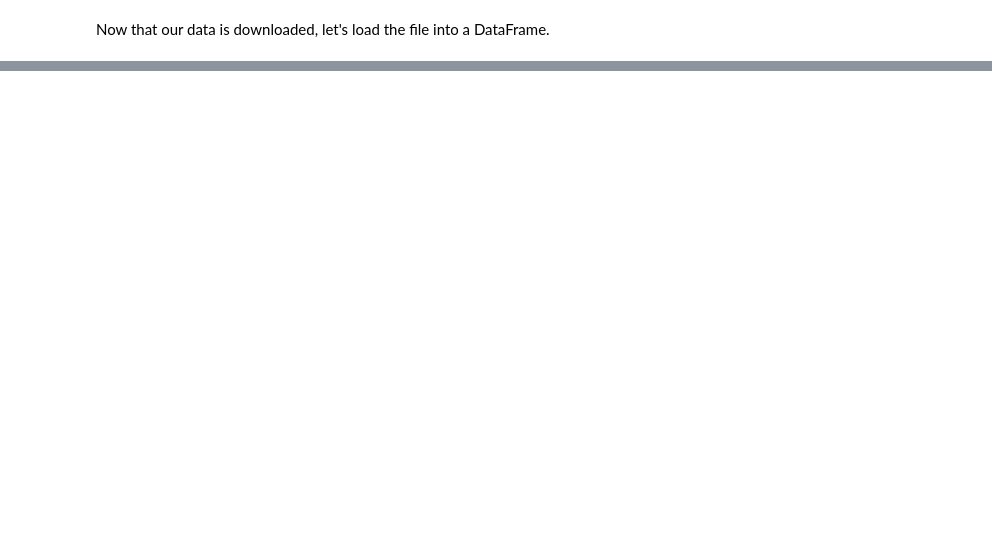
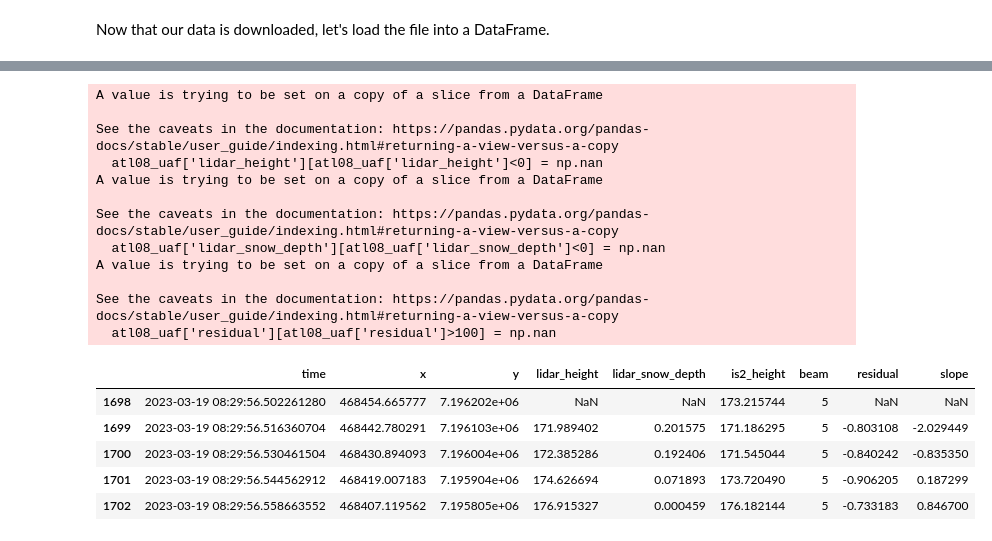
Before and after one commit to zachghiaccio/icesat2-snowex, a Jupyter notebook: is2_quicklook_depths.ipynb, the cells around one changed output, grey strips where cells are left out. Saved outputs shown, nothing was run; the diff lists cells and outputs as text; code cells hidden in the pictures; blank space fills up the shorter version.

```diff
--- a/is2_quicklook_depths.ipynb
+++ b/is2_quicklook_depths.ipynb
@@ -75,0 +175,26 @@ atl08.head()
+# %%
+# Remove filler data
+atl08_uaf['lidar_height'][atl08_uaf['lidar_height']<0] = np.nan
+atl08_uaf['lidar_snow_depth'][atl08_uaf['lidar_snow_depth']<0] = np.nan
+atl08_uaf['residual'][atl08_uaf['residual']>100] = np.nan
+
+atl08_uaf.head()
+# %% [output]
+A value is trying to be set on a copy of a slice from a DataFrame
+
+See the caveats in the documentation: https://pandas.pydata.org/pandas-docs/stable/user_guide/indexing.html#returning-a-view-versus-a-copy
+  atl08_uaf['lidar_height'][atl08_uaf['lidar_height']<0] = np.nan
+A value is trying to be set on a copy of a slice from a DataFrame
+
+See the caveats in the documentation: https://pandas.pydata.org/pandas-docs/stable/user_guide/indexing.html#returning-a-view-versus-a-copy
+  atl08_uaf['lidar_snow_depth'][atl08_uaf['lidar_snow_depth']<0] = np.nan
+A value is trying to be set on a copy of a slice from a DataFrame
+
+See the caveats in the documentation: https://pandas.pydata.org/pandas-docs/stable/user_guide/indexing.html#returning-a-view-versus-a-copy
+  atl08_uaf['residual'][atl08_uaf['residual']>100] = np.nan
+|  | time | x | y | lidar_height | lidar_snow_depth | is2_height | beam | residual | slope |
+| 1698 | 2023-03-19 08:29:56.502261280 | 468454.665777 | 7.196202e+06 | NaN | NaN | 173.215744 | 5 | NaN | NaN |
+| 1699 | 2023-03-19 08:29:56.516360704 | 468442.780291 | 7.196103e+06 | 171.989402 | 0.201575 | 171.186295 | 5 | -0.803108 | -2.029449 |
+| 1700 | 2023-03-19 08:29:56.530461504 | 468430.894093 | 7.196004e+06 | 172.385286 | 0.192406 | 171.545044 | 5 | -0.840242 | -0.835350 |
+| 1701 | 2023-03-19 08:29:56.544562912 | 468419.007183 | 7.195904e+06 | 174.626694 | 0.071893 | 173.720490 | 5 | -0.906205 | 0.187299 |
+| 1702 | 2023-03-19 08:29:56.558663552 | 468407.119562 | 7.195805e+06 | 176.915327 | 0.000459 | 176.182144 | 5 | -0.733183 | 0.846700 |
```
Also changed, not shown: parts of 12 cells of this notebook.
